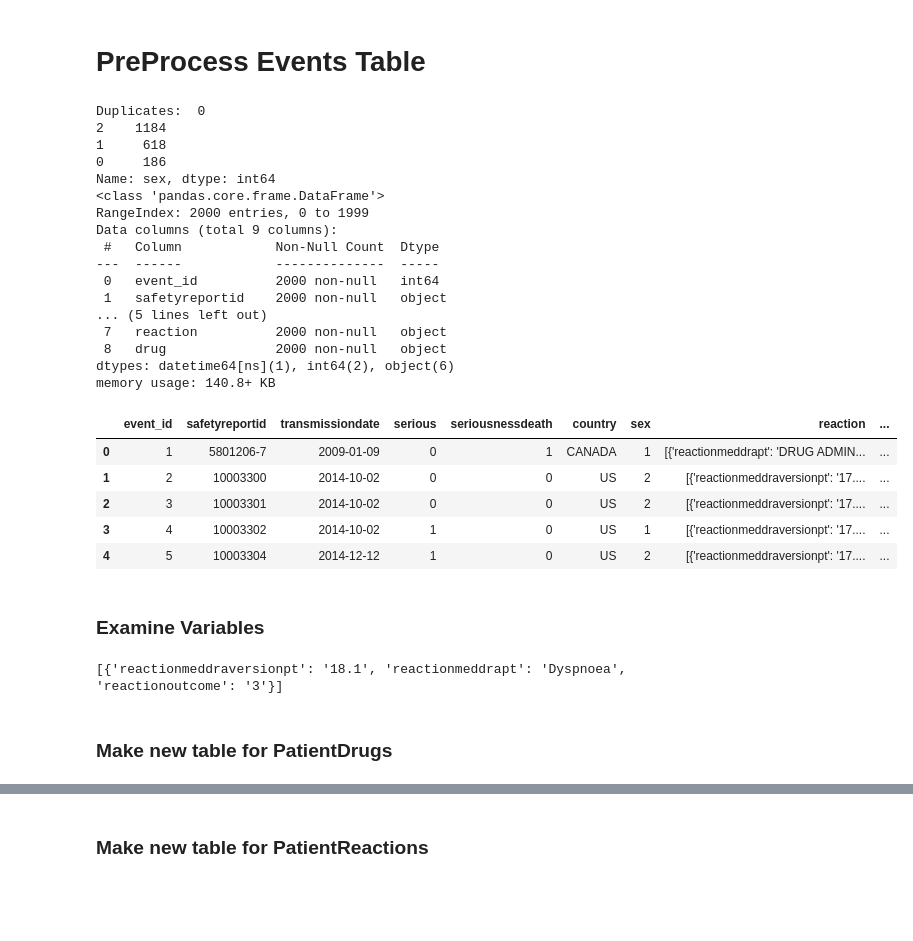
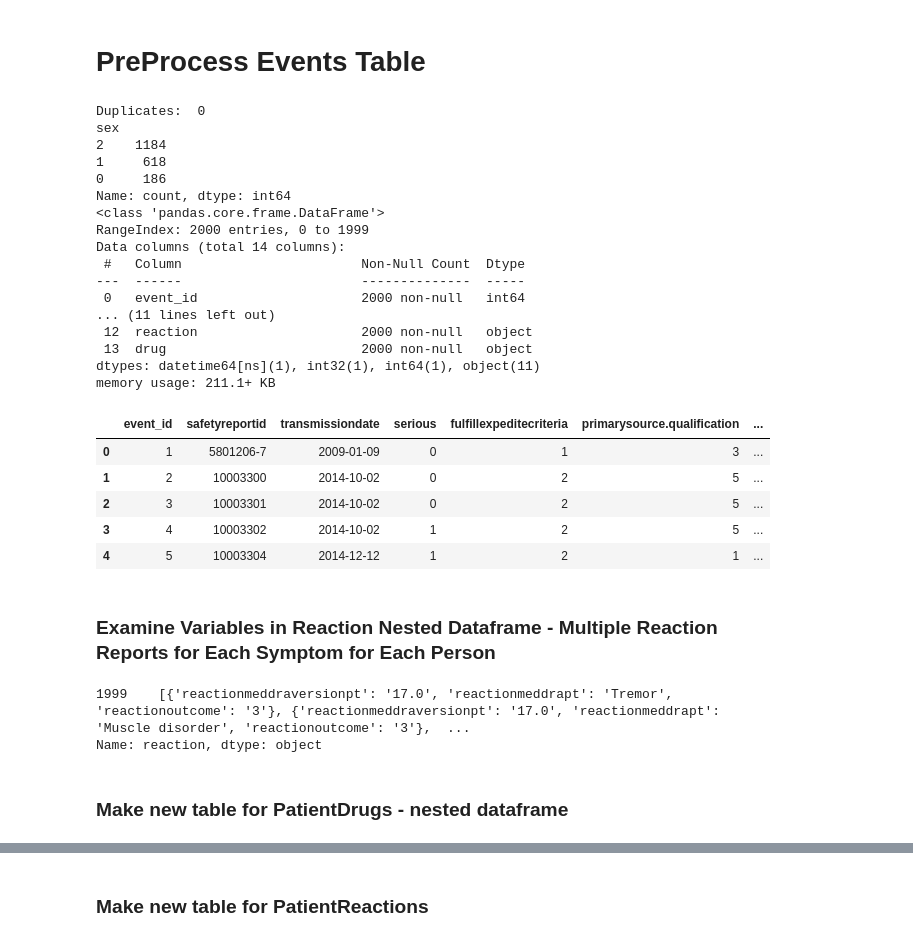
Before and after one commit to teamlunarlanding/Pharma-Drug-Surveillance, a Jupyter notebook: DataProcessing.ipynb, the cells around one changed output, grey strips where cells are left out. Cells and saved outputs as stored; diff of their text form; code cells hidden in the pictures; blank space fills up the shorter version.

```diff
--- a/DataProcessing.ipynb
+++ b/DataProcessing.ipynb
@@ -549,14 +632,19 @@ events_table = pd.DataFrame(events_df,
                             columns = ["safetyreportid", #case report number
                                         "transmissiondate", # date the record was created
                                         "serious", # seriousness - 1 = result in death, lifethreatening,hospital,etc. 2 = not in the above
-                                        "seriousnessdeath", # 1 = death
+                                        "fulfillexpeditecriteria",  # 1 - Yes, 2 - No
+                                        "primarysource.qualification",  # 1-MD, 2-Pharmacist, 3-Health Prof, 4-Lawyer, 5-Consumer/NonHealth
+                                        "safetyreportversion",  # Indicates updated reports, with 1 being first, and increasing numbers as new
+                                        "companynumb",  # Company making report
+                                        #"seriousnessdeath", # 1 = death, redundant with serious
                                         #  "receivedateformat", #always YYYYMMDD
                                         #  "receivedate", #date report received by FDA
                                         "primarysource.reportercountry", # country of the reporter of this event
-                                        # "patient.patientsetage", # age of patient when event occured - column is NaN
+                                        "patient.patientonsetage", # age of patient when event occured
+                                        "patient.patientonsetageunit",  # 801: Y, 802: M, 803: W, 804: D, 805: H
                                         "patient.patientsex", # sex of patient. 0=unknown, 1=male, 2=female
                                         "patient.reaction", # Dictionary list - expanded as seperate table
-                                        "patient.drug", # Dictionary list - fix
+                                        "patient.drug", # Dictionary list - expanded as separate table
                                         # "patient.patientagegroup", #1 = neonate, 2 = infant, 3=child, 4=adolescent, 5=adult, 6=elderly
                                         # "patient.patientweight", # weight in kg
                                         # "seriousnesscongentialanomali", # 1 if congenital anomaly (fetal abnormality),absent otherwise
@@ -598,7 +686,7 @@ prices_table = pd.DataFrame(prices_df,
                                         #"Pricing_Unit",  # Pricing unit for NDC ('ML', 'GM 'or 'EA'), Not necessary, just use price
                                         #"Pharmacy_Type_Indicator",  # 'C/I' data from Chain/Independent pharmacies, does not provide helpful info
                                         #"OTC",  # Indicates whether NDC is over-the-counter (OTC), redundant with labels_table
-                                         #"Explanation Code",  # NADAC Calculation Method, not necessary for this project, too much missing data
+                                        #"Explanation Code",  # NADAC Calculation Method, not necessary for this project, too much missing data
                                                                        # Code 1: Inform from most recent survey.
                                                                        # Code 2: Cost within ± 2%, carried forward from previous
                                                                        # Code 3: Published pricing, or help desk inquiry
@@ -662,69 +750,73 @@ Time taken for 1000 records:  4.59  seconds
 # %%
 events_table.head()
 
+# Add an event ID
 events_table = add_sequential_index(events_table,'event_id')
 
+# Check for safety report # duplicates
 duplicates = events_table.duplicated(subset=['safetyreportid']).sum()
 
 print("Duplicates: ", duplicates)
 
+# Standardize date format
 events_table['transmissiondate'] = pd.to_datetime(events_table['transmissiondate'], format='%Y%m%d')
+
+# Make variable numeric
 events_table['serious'] = events_table['serious'].astype(int)
-
-# Save 1 as life threatening, hospitalization, disability, congenital anomaly, or serious condition, 0 as not that
+# Save 1 as death, life threatening, hospitalization, disability, congenital anomaly, or serious condition, 0 as not that
 events_table['serious'] = events_table['serious'].replace({1: 0, 2: 1})
 
 
 # Fill null values with 0 to make binary column
-events_table['seriousnessdeath'] = events_table['seriousnessdeath'].fillna(0)
+#events_table['seriousnessdeath'] = events_table['seriousnessdeath'].fillna(0)
 
-
+# Rename some columns
 events_table = events_table.rename(columns={
     'primarysource.reportercountry': 'country',
     'patient.patientsex': 'sex',
     'patient.reaction': 'reaction',
     'patient.drug': 'drug'
 })
 
+# Value counts of sex
 sex_value_counts = events_table['sex'].value_counts()
 print(sex_value_counts)
 
 #For sex, 0=unknown, 1=male, 2=female. fill missing values with 0.
 events_table['sex'] = events_table['sex'].fillna(0)
 
 
 events_table.info()
 
 events_table.head()
 # %% [output]
 Duplicates:  0
+sex
 2    1184
 1     618
 0     186
-Name: sex, dtype: int64
+Name: count, dtype: int64
 <class 'pandas.core.frame.DataFrame'>
 RangeIndex: 2000 entries, 0 to 1999
-Data columns (total 9 columns):
- #   Column            Non-Null Count  Dtype
----  ------            --------------  -----
- 0   event_id          2000 non-null   int64
- 1   safetyreportid    2000 non-null   object
-... (5 lines left out)
- 7   reaction          2000 non-null   object
- 8   drug              2000 non-null   object
-dtypes: datetime64[ns](1), int64(2), object(6)
-memory usage: 140.8+ KB
+Data columns (total 14 columns):
+ #   Column                       Non-Null Count  Dtype
+---  ------                       --------------  -----
+ 0   event_id                     2000 non-null   int64
+... (11 lines left out)
+ 12  reaction                     2000 non-null   object
+ 13  drug                         2000 non-null   object
+dtypes: datetime64[ns](1), int32(1), int64(1), object(11)
+memory usage: 211.1+ KB
-|  | event_id | safetyreportid | transmissiondate | serious | seriousnessdeath | country | sex | reaction | ... |
-| 0 | 1 | 5801206-7 | 2009-01-09 | 0 | 1 | CANADA | 1 | [{'reactionmeddrapt': 'DRUG ADMIN... | ... |
-| 1 | 2 | 10003300 | 2014-10-02 | 0 | 0 | US | 2 | [{'reactionmeddraversionpt': '17.... | ... |
-| 2 | 3 | 10003301 | 2014-10-02 | 0 | 0 | US | 2 | [{'reactionmeddraversionpt': '17.... | ... |
-| 3 | 4 | 10003302 | 2014-10-02 | 1 | 0 | US | 1 | [{'reactionmeddraversionpt': '17.... | ... |
-| 4 | 5 | 10003304 | 2014-12-12 | 1 | 0 | US | 2 | [{'reactionmeddraversionpt': '17.... | ... |
+|  | event_id | safetyreportid | transmissiondate | serious | fulfillexpeditecriteria | primarysource.qualification | ... |
+| 0 | 1 | 5801206-7 | 2009-01-09 | 0 | 1 | 3 | ... |
+| 1 | 2 | 10003300 | 2014-10-02 | 0 | 2 | 5 | ... |
+| 2 | 3 | 10003301 | 2014-10-02 | 0 | 2 | 5 | ... |
+| 3 | 4 | 10003302 | 2014-10-02 | 1 | 2 | 5 | ... |
+| 4 | 5 | 10003304 | 2014-12-12 | 1 | 2 | 1 | ... |
 # %% [markdown]
-### Examine Variables
+### Examine Variables in Reaction Nested Dataframe - Multiple Reaction Reports for Each Symptom for Each Person
 # %%
-print(events_table['reaction'][90])
-
+test_record = events_table['reaction'].loc[events_table['event_id'] == 2000]
 # Patient Reaction is an array containing:
     # reactionmeddrapt: Patient reaction, as a MedDRA term.
     # reactionmeddraversionpt: The version of MedDRA from which the term in reactionmeddrapt is drawn.
@@ -733,10 +825,15 @@ print(events_table['reaction'][90])
         # 5 = fatal, 6 = Unknown
 
 # First, want to individualzie these fields. Will actually save these as a NEW table, called PatientReactions
-# %% [output]
-[{'reactionmeddraversionpt': '18.1', 'reactionmeddrapt': 'Dyspnoea', 'reactionoutcome': '3'}]
+# %%
+# Set pandas option to display full content of columns
+pd.set_option('display.max_colwidth', None)
+print(test_record)
+# %% [output]
+1999    [{'reactionmeddraversionpt': '17.0', 'reactionmeddrapt': 'Tremor', 'reactionoutcome': '3'}, {'reactionmeddraversionpt': '17.0', 'reactionmeddrapt': 'Muscle disorder', 'reactionoutcome': '3'},  ...
+Name: reaction, dtype: object
 # %% [markdown]
-### Make new table for PatientDrugs
+### Make new table for PatientDrugs - nested dataframe
 # %%
 expanded_patient_drugs = []
 
```
Also changed, not shown: parts of 49 cells of this notebook, 3 other files.
